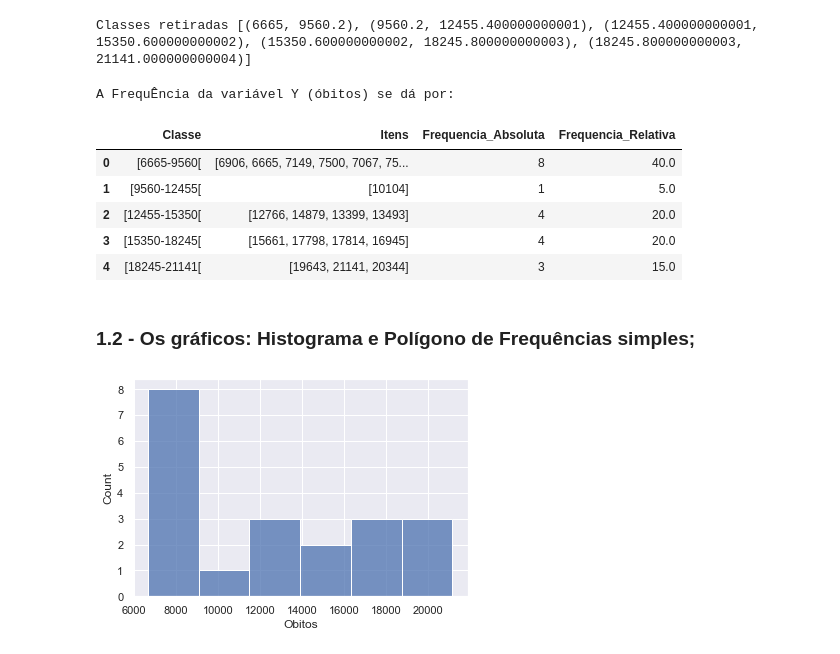
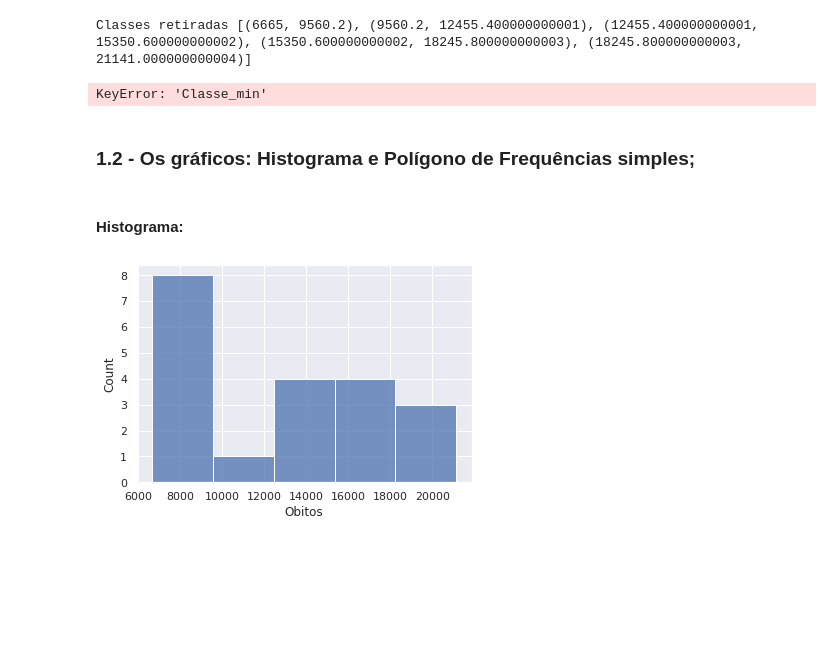
Before and after one commit to Beloin/N2-e-Presen-a-em-aula-24_Probest, a Jupyter notebook: T3.2. Atividade 2 .ipynb, the cells around one changed output. Cells and saved outputs as stored; diff of their text form; code cells hidden in the pictures; blank space fills up the shorter version.

```diff
--- a/T3.2. Atividade 2 .ipynb
+++ b/T3.2. Atividade 2 .ipynb
@@ -45,33 +45,36 @@ for min, max in classes:
     Y_freq.append((min, max, item_classe.values))
 # %%
 freq_data = {'Classe':[], 'Itens': [], 'Frequencia_Absoluta': [], 'Frequencia_Relativa': []}
+freq_data_2 = {'Classe_min':[], 'Classe_max':[], 'Itens': [], 'Frequencia_Absoluta': [], 'Frequencia_Relativa': []}
 for min, max, items in Y_freq:
     freq_data['Classe'].append(f'[{int(min)}-{int(max)}[')
     freq_data['Itens'].append(items)
     freq_data['Frequencia_Absoluta'].append(len(items))
     freq_data['Frequencia_Relativa'].append((len(items) / len(dados.Obitos)) * 100)
 
+    freq_data_2['Classe_min'].append(int(min))
+    freq_data_2['Classe_max'].append(int(max))
+    freq_data_2['Itens'].append(items)
+    freq_data_2['Frequencia_Absoluta'].append(len(items))
+    freq_data_2['Frequencia_Relativa'].append((len(items) / len(dados.Obitos)) * 100)
+
 
 print('A FrequÊncia da variável Y (óbitos) se dá por:')
 freq_dataframe = pd.DataFrame(freq_data)
 freq_dataframe
 # %% [output]
-A FrequÊncia da variável Y (óbitos) se dá por:
+KeyError: 'Classe_min'
-|  | Classe | Itens | Frequencia_Absoluta | Frequencia_Relativa |
-| 0 | [6665-9560[ | [6906, 6665, 7149, 7500, 7067, 75... | 8 | 40.0 |
-| 1 | [9560-12455[ | [10104] | 1 | 5.0 |
-| 2 | [12455-15350[ | [12766, 14879, 13399, 13493] | 4 | 20.0 |
-| 3 | [15350-18245[ | [15661, 17798, 17814, 16945] | 4 | 20.0 |
-| 4 | [18245-21141[ | [19643, 21141, 20344] | 3 | 15.0 |
 # %% [markdown]
 ###  1.2 - Os gráficos: Histograma e Polígono de Frequências simples;
+# %% [markdown]
+#### Histograma:
 # %%
 # Importar a biblioteca para desenho dos gráficos
 import seaborn as srn
 import matplotlib.pyplot as plt
 
 srn.set(style="darkgrid")
-srn_plot = srn.histplot(dados.Obitos)
-plt.plot(freq_dataframe.Classe, freq_dataframe.Frequencia_Absoluta)
+srn_plot = srn.histplot(dados.Obitos,  bins =5)
+# plt.plot(freq_dataframe.Classe, freq_dataframe.Frequencia_Absoluta)
 # %% [output]
-[figure, old version]
+[figure, new version]
```
Also changed, not shown: parts of 7 cells of this notebook.
